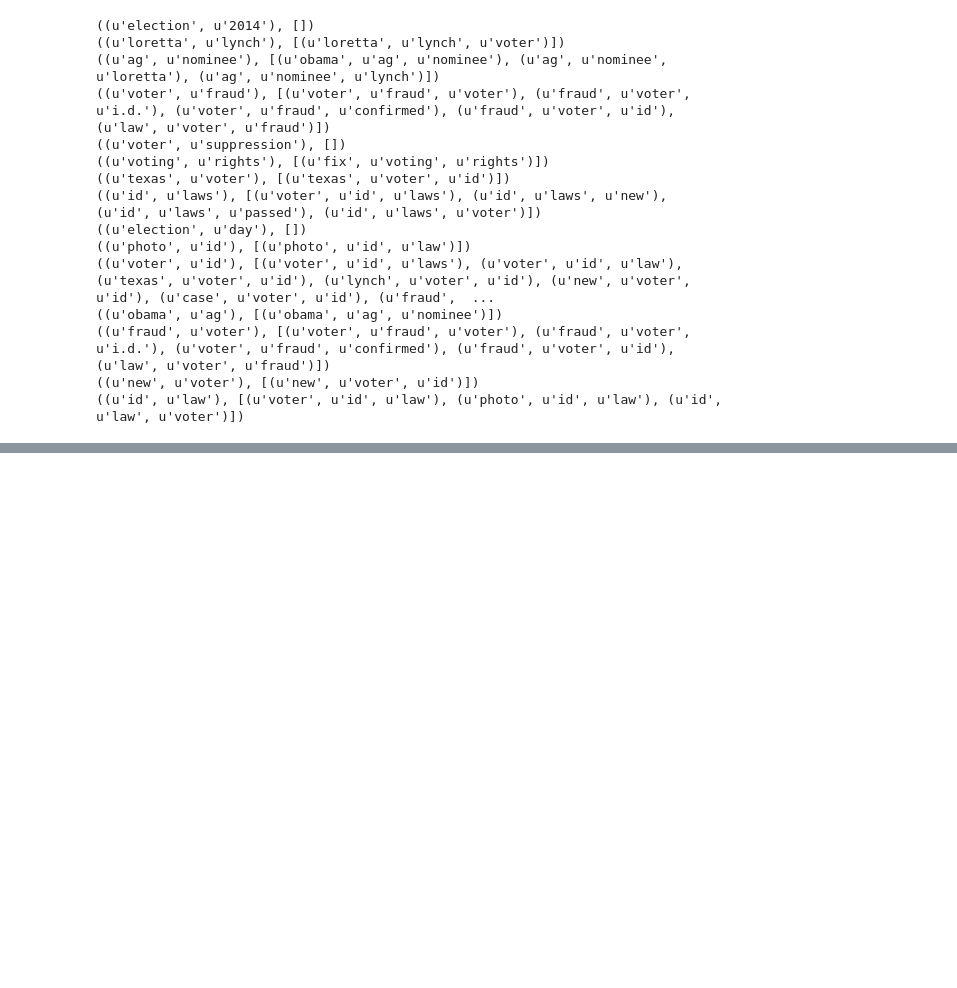
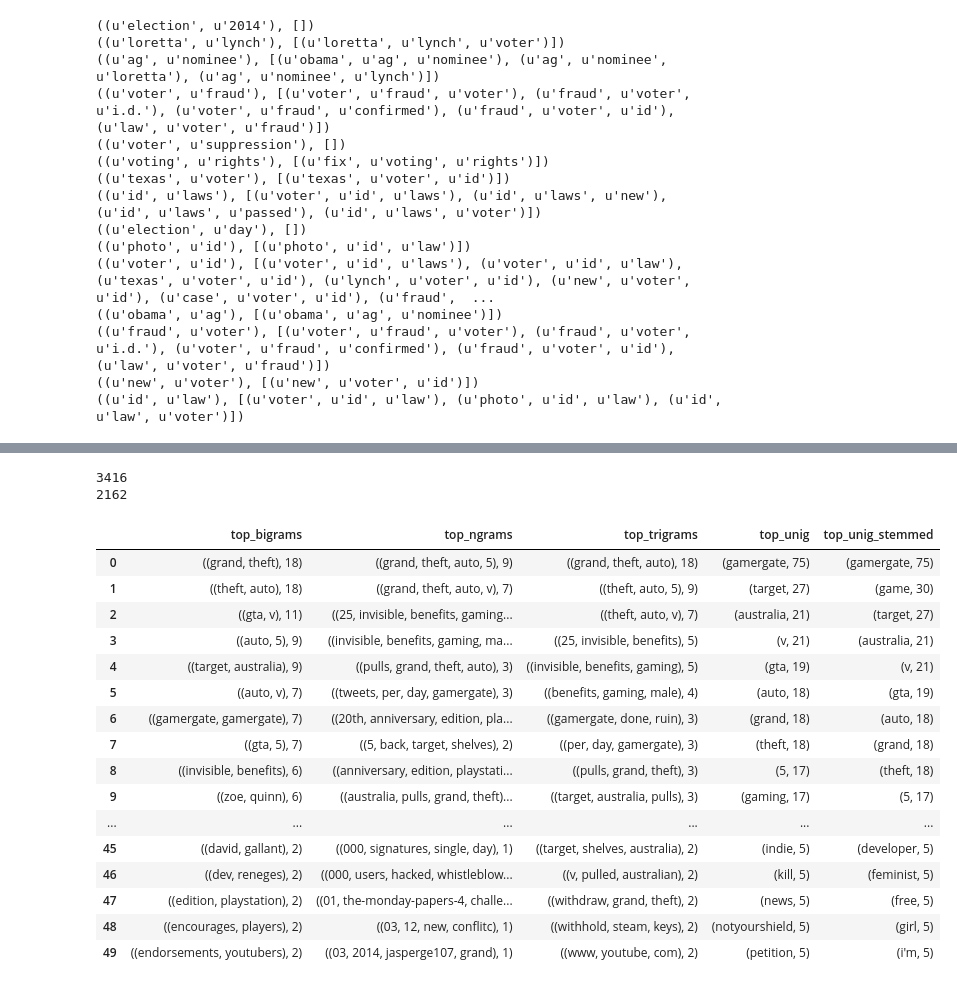
Before and after one commit to Anand-/nlp2014_final, a Jupyter notebook: Twitter Summarization.ipynb, the cells around one changed output, grey strips where cells are left out. Drawn from its saved outputs; the diff is of its cells as text; code cells hidden in the pictures; blank space fills up the shorter version.

```diff
--- a/Twitter Summarization.ipynb
+++ b/Twitter Summarization.ipynb
@@ -104 +142,6 @@ articles_df = tokenizeDictionaryContentToDf(diction)
+# %%
+articles_df = docsIntoSents('article', articles_df)
+articles_df = sentsIntoTokens('sent_tokenized', articles_df)
+articles_df = tokensPOStag('word_tokenized', articles_df)
+articles_df = tokensPOStag('tokenized_title', articles_df, option='title')
 # %%
@@ -218,7 +261,7 @@ def CreateNgramsOnTitle(articles_df):
     freqD5 = nltk.FreqDist(nltk.ngrams(title_words_noStop_noPunct,4))
     top_ngrams = freqD5.items()
 
-    title_df = DataFrame({"top_unig_stemmed":top_unigs_stemmed[:50], "top_unig":top_unigs[:50], "top bigrams":top_bigrams[:50], "top trigrams":top_trigrams[:50], "top ngrams":top_ngrams[:50]})
+    title_df = DataFrame({"top_unig_stemmed":top_unigs_stemmed[:50], "top_unig":top_unigs[:50], "top_bigrams":top_bigrams[:50], "top_trigrams":top_trigrams[:50], "top_ngrams":top_ngrams[:50]})
 
     return title_df
 # %%
@@ -318,0 +438,23 @@ for item in  finallist.items():
+# %%
+title_df_gamergate = CreateNgramsOnTitle(articles_df_gamergate)
+title_df_gamergate
+# %% [output]
+3416
+2162
+|  | top_bigrams | top_ngrams | top_trigrams | top_unig | top_unig_stemmed |
+| 0 | ((grand, theft), 18) | ((grand, theft, auto, 5), 9) | ((grand, theft, auto), 18) | (gamergate, 75) | (gamergate, 75) |
+| 1 | ((theft, auto), 18) | ((grand, theft, auto, v), 7) | ((theft, auto, 5), 9) | (target, 27) | (game, 30) |
+| 2 | ((gta, v), 11) | ((25, invisible, benefits, gaming... | ((theft, auto, v), 7) | (australia, 21) | (target, 27) |
+| 3 | ((auto, 5), 9) | ((invisible, benefits, gaming, ma... | ((25, invisible, benefits), 5) | (v, 21) | (australia, 21) |
+| 4 | ((target, australia), 9) | ((pulls, grand, theft, auto), 3) | ((invisible, benefits, gaming), 5) | (gta, 19) | (v, 21) |
+| 5 | ((auto, v), 7) | ((tweets, per, day, gamergate), 3) | ((benefits, gaming, male), 4) | (auto, 18) | (gta, 19) |
+| 6 | ((gamergate, gamergate), 7) | ((20th, anniversary, edition, pla... | ((gamergate, done, ruin), 3) | (grand, 18) | (auto, 18) |
+| 7 | ((gta, 5), 7) | ((5, back, target, shelves), 2) | ((per, day, gamergate), 3) | (theft, 18) | (grand, 18) |
+| 8 | ((invisible, benefits), 6) | ((anniversary, edition, playstati... | ((pulls, grand, theft), 3) | (5, 17) | (theft, 18) |
+| 9 | ((zoe, quinn), 6) | ((australia, pulls, grand, theft)... | ((target, australia, pulls), 3) | (gaming, 17) | (5, 17) |
+| ... | ... | ... | ... | ... | ... |
+| 45 | ((david, gallant), 2) | ((000, signatures, single, day), 1) | ((target, shelves, australia), 2) | (indie, 5) | (developer, 5) |
+| 46 | ((dev, reneges), 2) | ((000, users, hacked, whistleblow... | ((v, pulled, australian), 2) | (kill, 5) | (feminist, 5) |
+| 47 | ((edition, playstation), 2) | ((01, the-monday-papers-4, challe... | ((withdraw, grand, theft), 2) | (news, 5) | (free, 5) |
+| 48 | ((encourages, players), 2) | ((03, 12, new, conflitc), 1) | ((withhold, steam, keys), 2) | (notyourshield, 5) | (girl, 5) |
+| 49 | ((endorsements, youtubers), 2) | ((03, 2014, jasperge107, grand), 1) | ((www, youtube, com), 2) | (petition, 5) | (i'm, 5) |
```
Also changed, not shown: parts of 23 cells of this notebook.
